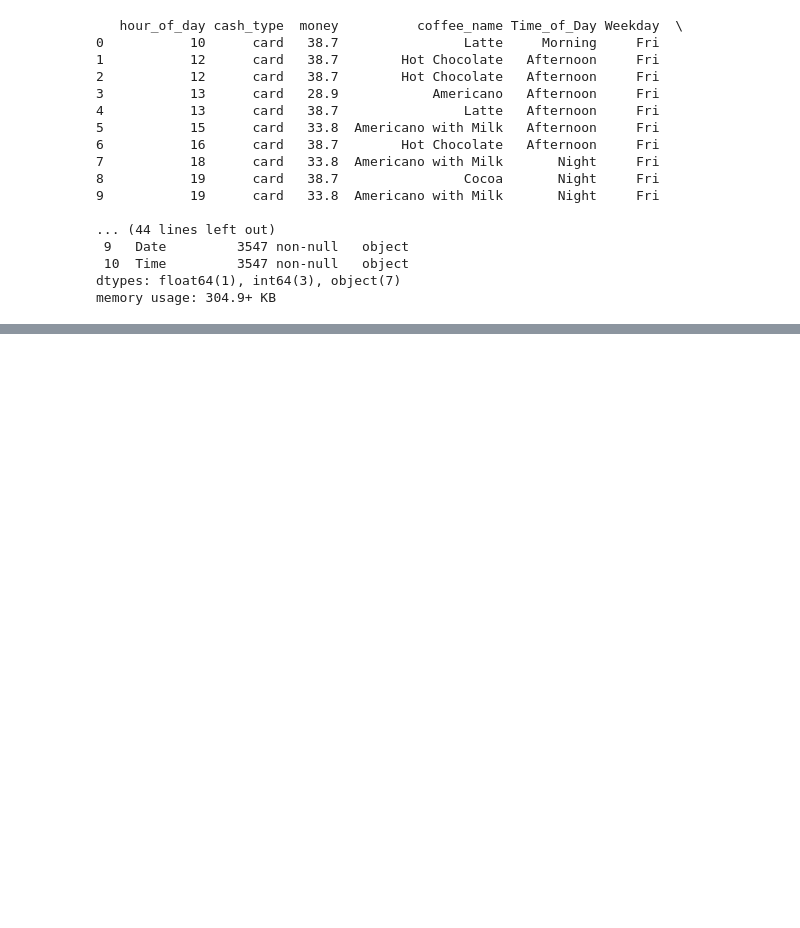
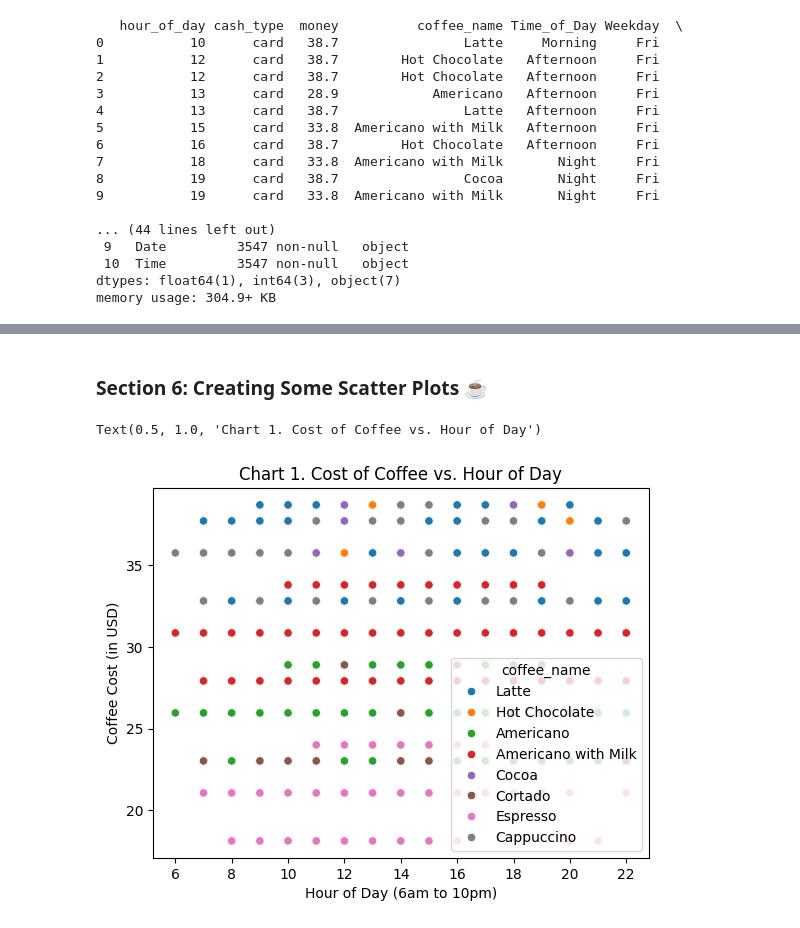
Before and after one commit to haileylhanson/datafun-06-eda, a Jupyter notebook: haileyhanson_eda.ipynb, the cells around one changed output, grey strips where cells are left out. Cells and saved outputs as stored; diff of their text form; code cells hidden in the pictures; blank space fills up the shorter version.

```diff
--- a/haileyhanson_eda.ipynb
+++ b/haileyhanson_eda.ipynb
@@ -65,0 +133,22 @@ memory usage: 304.9+ KB
+# %% [markdown]
+### Section 6: Creating Some Scatter Plots ☕
+# %%
+# Create a scatter plot of hour of day versus money spent by customers
+# We need to know our dataset column names so we can use them to set x, y, and hue (color)
+scatter_plt: Axes = sns.scatterplot(
+    data=coffee_df, x="hour_of_day", y="money", hue="coffee_name"
+)
+
+# Set axis labels using the Matplotlib Axes methods set_xlabel() and set_ylabel()
+scatter_plt.set_xlabel("Hour of Day (6am to 10pm)")
+scatter_plt.set_ylabel("Coffee Cost (in USD)")
+
+# Set the title using the Matplotlib Axes set_title() method
+scatter_plt.set_title("Chart 1. Cost of Coffee vs. Hour of Day")
+
+# Run this cell by clicking the play button (Execute cell and below) in the cell toolbar
+# Or by pressing Shift+Enter
+# or by clicking Run All in the Menu above
+# %% [output]
+Text(0.5, 1.0, 'Chart 1. Cost of Coffee vs. Hour of Day')
+[figure, added]
```
Also changed, not shown: parts of 18 cells of this notebook.
